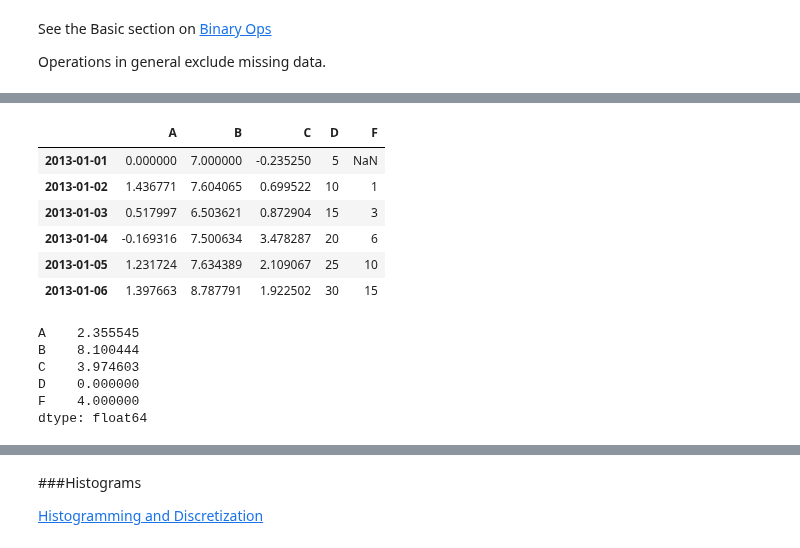
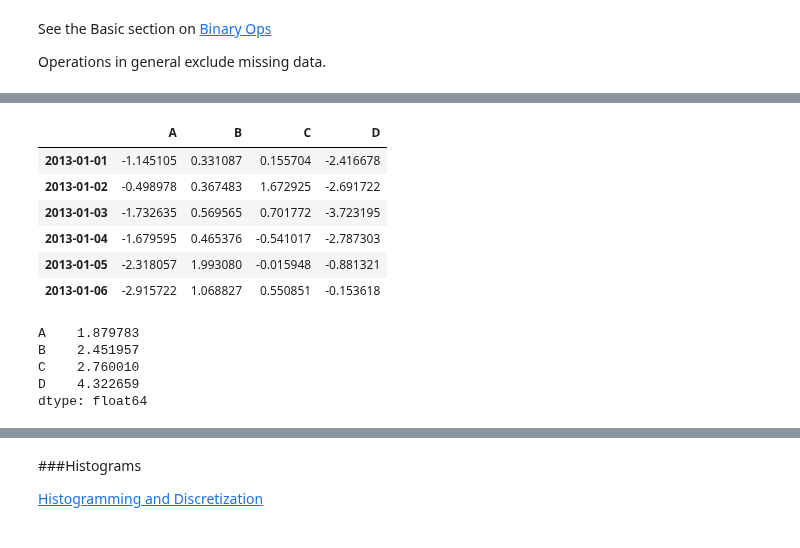
Before and after one commit to NelisW/PythonNotesToSelf, a Jupyter notebook: PandasCheatSheet.ipynb, the cells around one changed output, grey strips where cells are left out. Saved outputs shown, nothing was run; the diff lists cells and outputs as text; code cells hidden in the pictures.

```diff
--- a/PandasCheatSheet.ipynb
+++ b/PandasCheatSheet.ipynb
@@ -17,3 +67,8 @@ import pandas as pd
 # %%
 pd.set_option('display.max_columns', 30)
 pd.set_option('display.width', 150)
+# %%
+def makeDateRand():
+    dates = pd.date_range('20130101',periods=6)
+    df = pd.DataFrame(np.random.randn(6,4),index=dates,columns=list('ABCD'))
+    return df
@@ -503,19 +903,19 @@ Applying functions to the data
 # %%
+df = makeDateRand()
 df.apply(np.cumsum)
 # %% [output]
-|  | A | B | C | D | F |
-| 2013-01-01 | 0.000000 | 7.000000 | -0.235250 | 5 | NaN |
-| 2013-01-02 | 1.436771 | 7.604065 | 0.699522 | 10 | 1 |
-| 2013-01-03 | 0.517997 | 6.503621 | 0.872904 | 15 | 3 |
-| 2013-01-04 | -0.169316 | 7.500634 | 3.478287 | 20 | 6 |
-| 2013-01-05 | 1.231724 | 7.634389 | 2.109067 | 25 | 10 |
-| 2013-01-06 | 1.397663 | 8.787791 | 1.922502 | 30 | 15 |
+|  | A | B | C | D |
+| 2013-01-01 | -1.145105 | 0.331087 | 0.155704 | -2.416678 |
+| 2013-01-02 | -0.498978 | 0.367483 | 1.672925 | -2.691722 |
+| 2013-01-03 | -1.732635 | 0.569565 | 0.701772 | -3.723195 |
+| 2013-01-04 | -1.679595 | 0.465376 | -0.541017 | -2.787303 |
+| 2013-01-05 | -2.318057 | 1.993080 | -0.015948 | -0.881321 |
+| 2013-01-06 | -2.915722 | 1.068827 | 0.550851 | -0.153618 |
 # %%
 df.apply(lambda x: x.max() - x.min())
 # %% [output]
-A    2.355545
-B    8.100444
-C    3.974603
-D    0.000000
-F    4.000000
+A    1.879783
+B    2.451957
+C    2.760010
+D    4.322659
 dtype: float64
```
Also changed, not shown: parts of 101 cells of this notebook.
